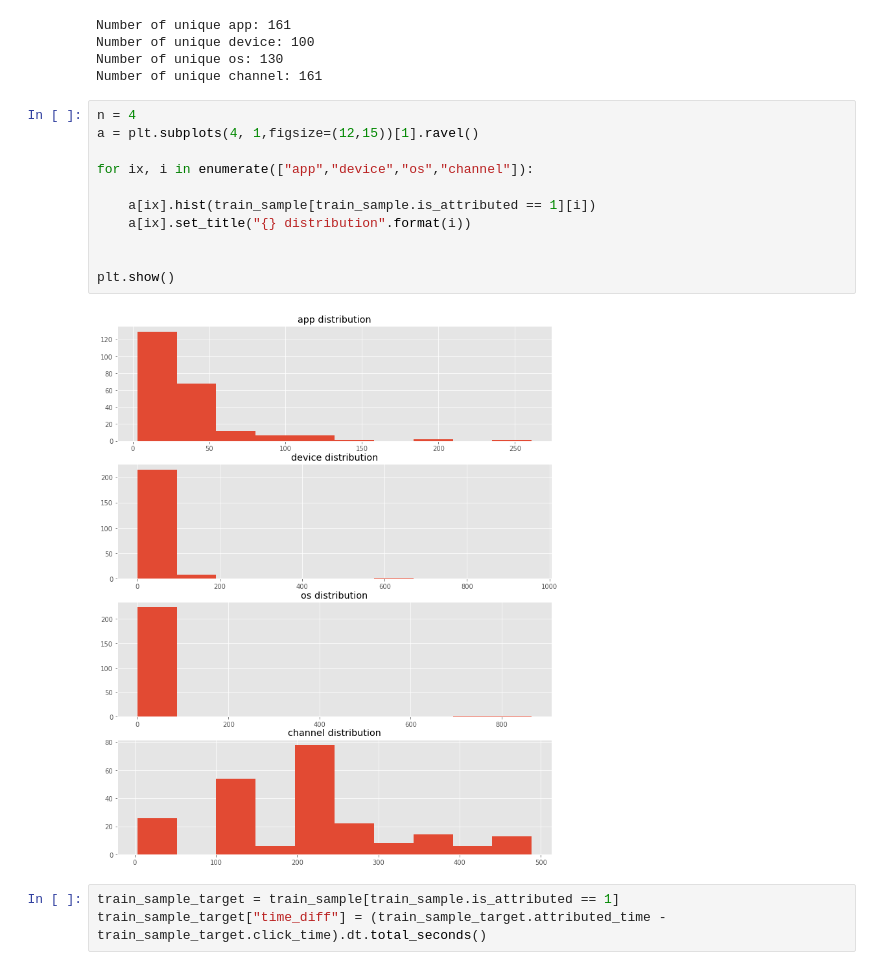
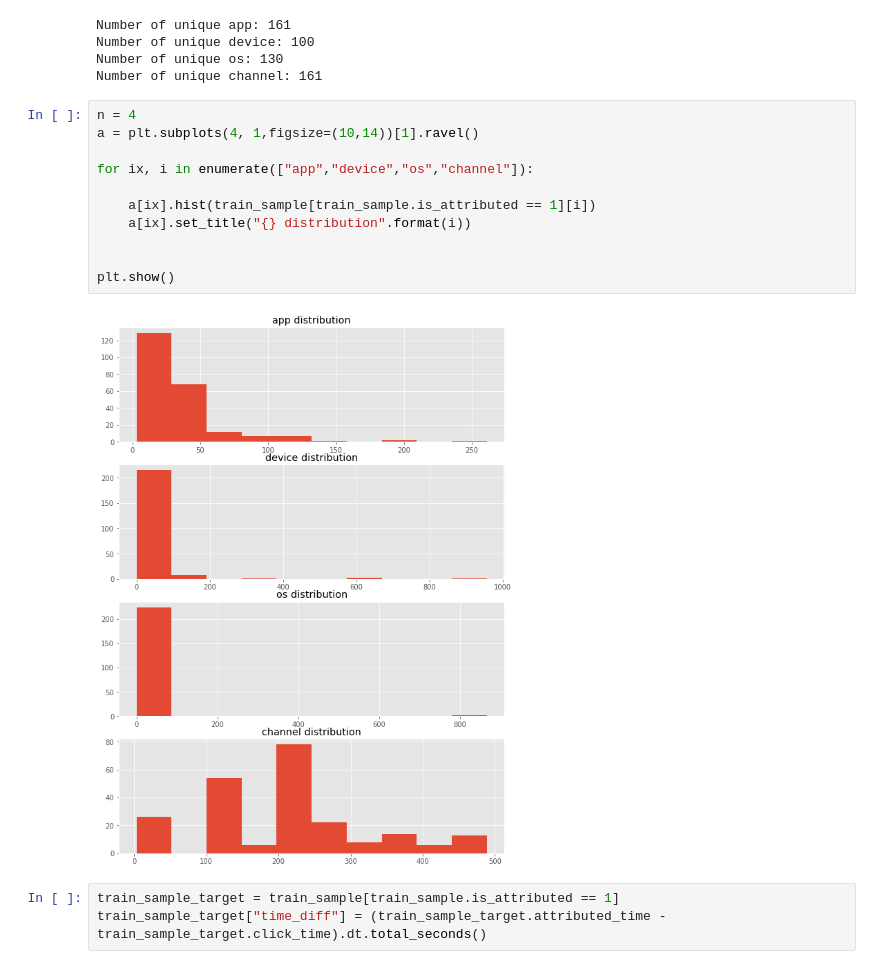
Before and after one commit to madhavthaker/AdTrackingFraudDetection, a Jupyter notebook: EDA.ipynb, the cells around one changed output. Drawn from its saved outputs; the diff is of its cells as text.

```diff
--- a/EDA.ipynb
+++ b/EDA.ipynb
@@ -70,17 +80,17 @@ Number of unique os: 130
 Number of unique channel: 161
 # %%
 n = 4
-a = plt.subplots(4, 1,figsize=(12,15))[1].ravel()
+a = plt.subplots(4, 1,figsize=(10,14))[1].ravel()
 
 for ix, i in enumerate(["app","device","os","channel"]):
 
     a[ix].hist(train_sample[train_sample.is_attributed == 1][i])
     a[ix].set_title("{} distribution".format(i))
 
 
 plt.show()
 # %% [output]
-[figure, old version]
+[figure, new version]
 # %%
 train_sample_target = train_sample[train_sample.is_attributed == 1]
 train_sample_target["time_diff"] = (train_sample_target.attributed_time - train_sample_target.click_time).dt.total_seconds()
```
Also changed, not shown: parts of 10 cells of this notebook.
